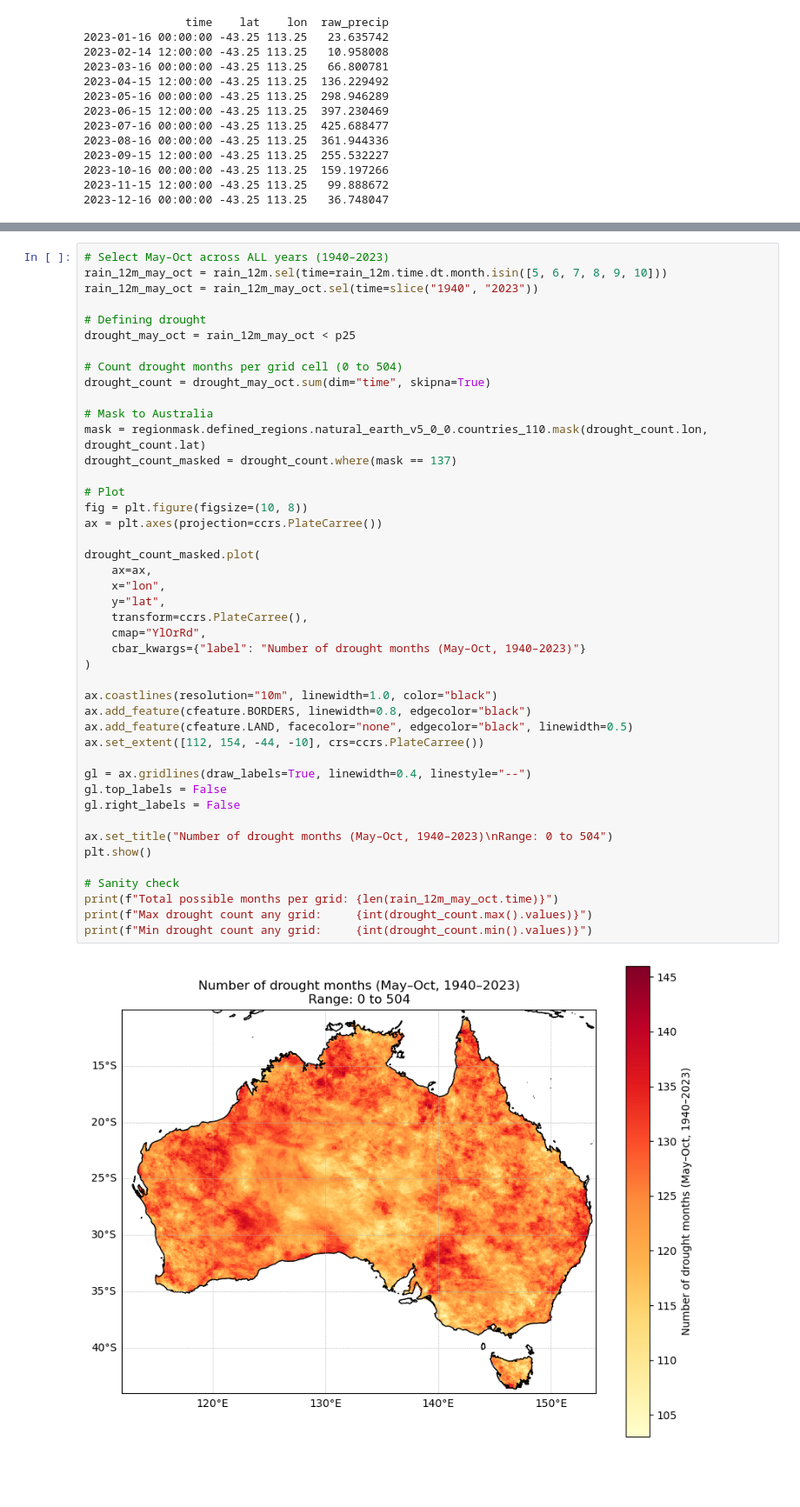
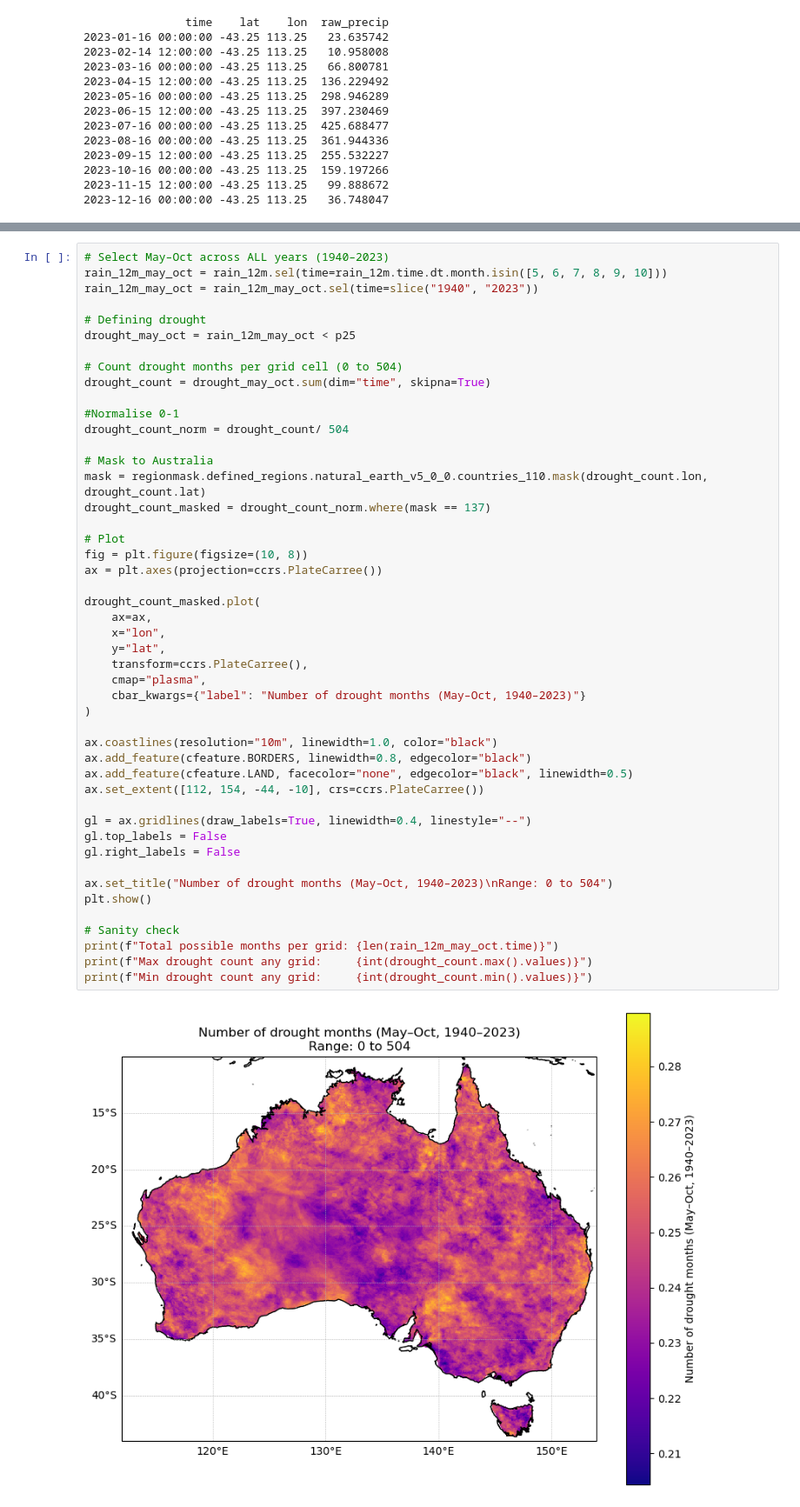
Before and after one commit to 21centuryweather/GC26-wind-hydro-droughts, a Jupyter notebook: analysis/Calculation_Hydrologic_drought_SG.ipynb, the cells around one changed output, grey strips where cells are left out. Shown at 87% size. Drawn from its saved outputs; the diff is of its cells as text; blank space fills up the shorter version.

Commit message:
Added figures and updated code

```diff
--- a/analysis/Calculation_Hydrologic_drought_SG.ipynb
+++ b/analysis/Calculation_Hydrologic_drought_SG.ipynb
@@ -207,41 +208,44 @@ drought_may_oct = rain_12m_may_oct < p25
 # Count drought months per grid cell (0 to 504)
 drought_count = drought_may_oct.sum(dim="time", skipna=True)
 
+#Normalise 0-1
+drought_count_norm = drought_count/ 504
+
 # Mask to Australia
 mask = regionmask.defined_regions.natural_earth_v5_0_0.countries_110.mask(drought_count.lon, drought_count.lat)
-drought_count_masked = drought_count.where(mask == 137)
+drought_count_masked = drought_count_norm.where(mask == 137)
 
 # Plot
 fig = plt.figure(figsize=(10, 8))
 ax = plt.axes(projection=ccrs.PlateCarree())
 
 drought_count_masked.plot(
     ax=ax,
     x="lon",
     y="lat",
     transform=ccrs.PlateCarree(),
-    cmap="YlOrRd",
+    cmap="plasma",
     cbar_kwargs={"label": "Number of drought months (May–Oct, 1940–2023)"}
 )
 
 ax.coastlines(resolution="10m", linewidth=1.0, color="black")
 ax.add_feature(cfeature.BORDERS, linewidth=0.8, edgecolor="black")
 ax.add_feature(cfeature.LAND, facecolor="none", edgecolor="black", linewidth=0.5)
 ax.set_extent([112, 154, -44, -10], crs=ccrs.PlateCarree())
 
 gl = ax.gridlines(draw_labels=True, linewidth=0.4, linestyle="--")
 gl.top_labels = False
 gl.right_labels = False
 
 ax.set_title("Number of drought months (May–Oct, 1940–2023)\nRange: 0 to 504")
 plt.show()
 
 # Sanity check
 print(f"Total possible months per grid: {len(rain_12m_may_oct.time)}")
 print(f"Max drought count any grid:     {int(drought_count.max().values)}")
 print(f"Min drought count any grid:     {int(drought_count.min().values)}")
 # %% [output]
-[figure, old version]
+[figure, new version]
 Total possible months per grid: 504
 Max drought count any grid:     146
 Min drought count any grid:     0
```
Also changed, not shown: parts of 15 cells of this notebook, 2 other files.
